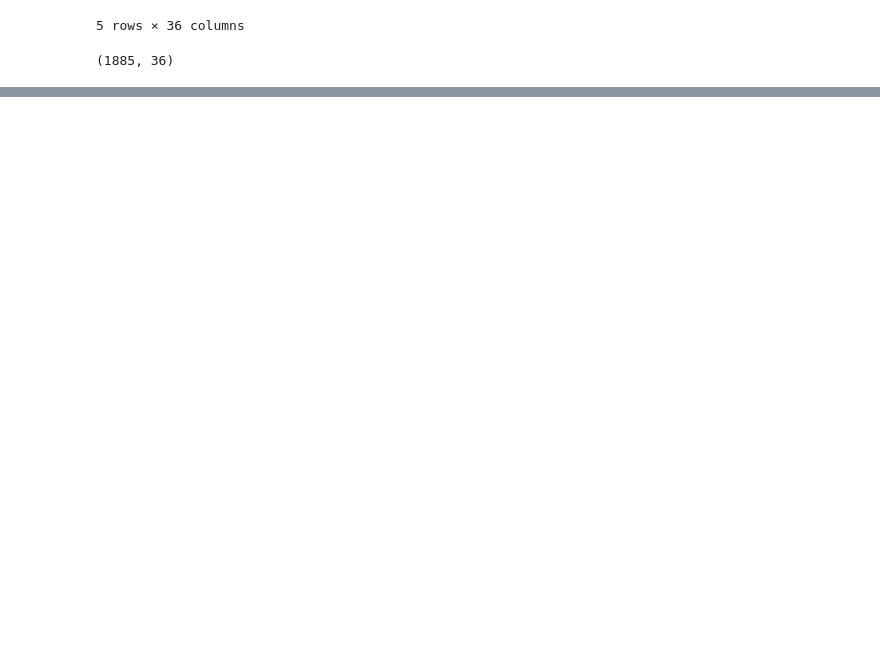
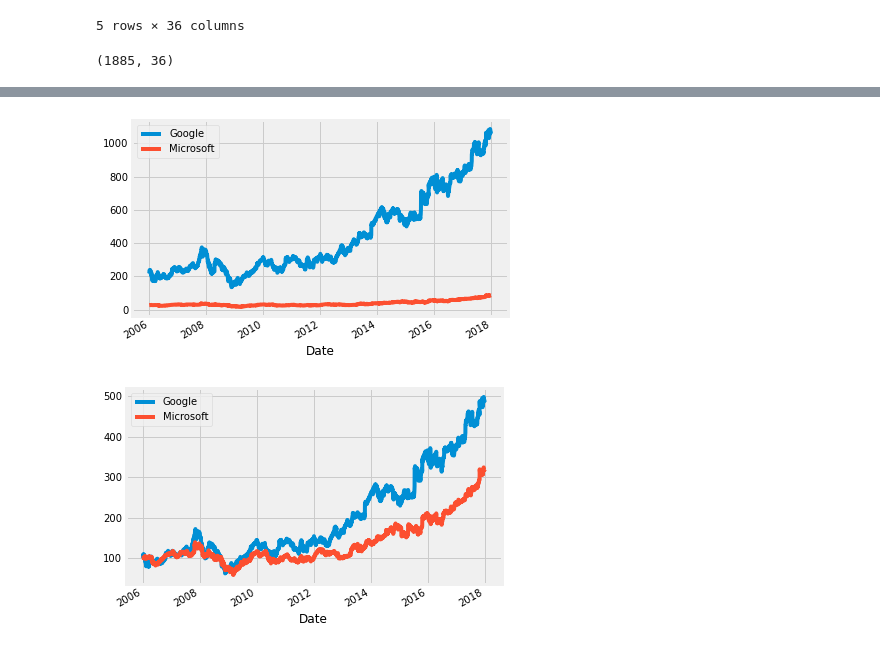
Before and after one commit to jumppython/everything_you_can_do_with_a_time_series, a Jupyter notebook: everything_you_can_do_with_a_time_series.ipynb, the cells around one changed output, grey strips where cells are left out. Saved outputs shown, nothing was run; the diff lists cells and outputs as text; code cells hidden in the pictures; blank space fills up the shorter version.

```diff
--- a/everything_you_can_do_with_a_time_series.ipynb
+++ b/everything_you_can_do_with_a_time_series.ipynb
@@ -268,0 +297,22 @@ pressure.shape
+# %%
+# Comparing two or more time series
+# We choose microsoft stocks to compare them with google
+microsoft = pd.read_csv("./input/stock_time_series/MSFT_2006-01-01_to_2018-01-01.csv",index_col='Date',parse_dates=['Date'])
+
+# Plotting before normalization
+google.High.plot()
+microsoft.High.plot()
+plt.legend(["Google","Microsoft"])
+plt.show()
+
+# Normalizing and comparison
+# Both stock start from 100
+normalized_google = google.High.div(google.High.iloc[0]).mul(100)
+normalized_microsoft = microsoft.High.div(microsoft.High.iloc[0]).mul(100)
+normalized_google.plot()
+normalized_microsoft.plot()
+plt.legend(['Google','Microsoft'])
+plt.show()
+# %% [output]
+[figure, added]
+[figure, added]
```
Also changed, not shown: parts of 12 cells of this notebook.
